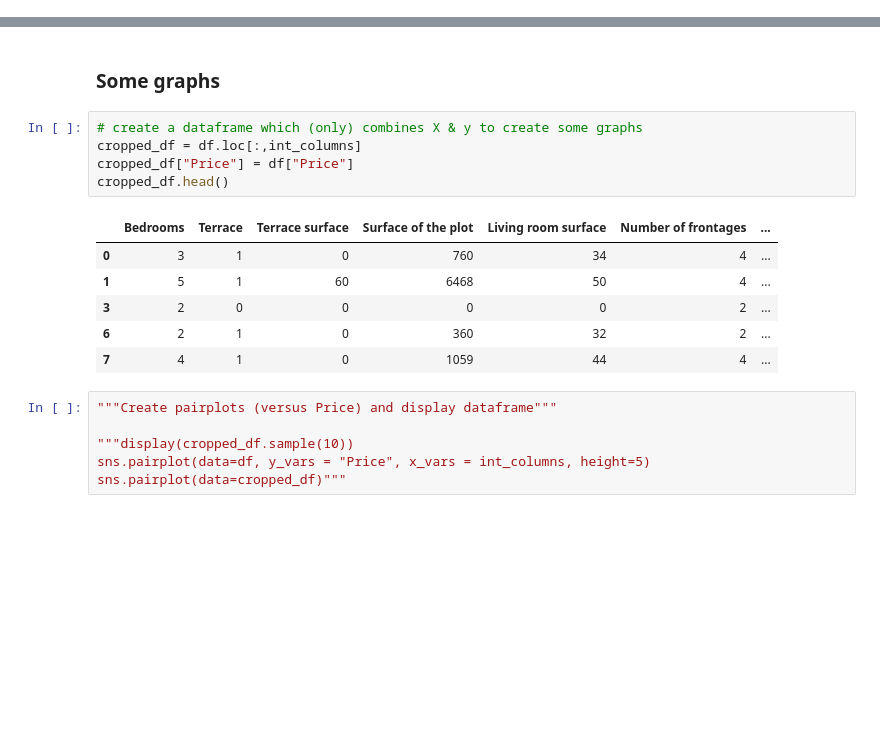
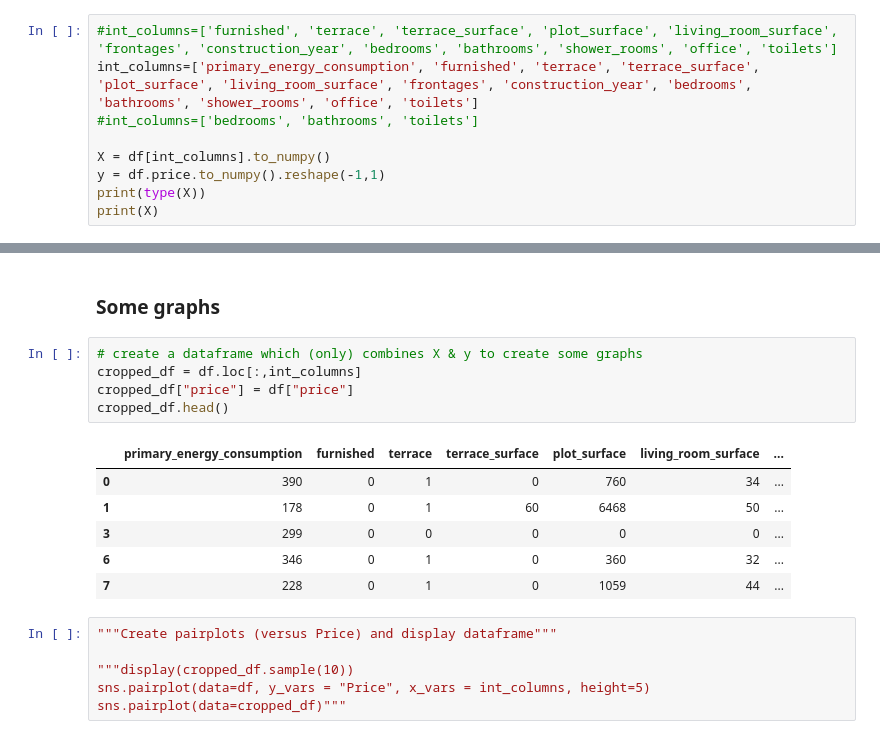
Before and after one commit to DeFre/ImmoEliza-data-analysis, a Jupyter notebook: notebooks/all-model-exploration.ipynb, the cells around one changed output, grey strips where cells are left out. Cells and saved outputs as stored; diff of their text form; blank space fills up the shorter version.

```diff
--- a/notebooks/all-model-exploration.ipynb
+++ b/notebooks/all-model-exploration.ipynb
@@ -77,0 +60,9 @@ print(X)
+# %%
+#int_columns=['furnished', 'terrace', 'terrace_surface', 'plot_surface', 'living_room_surface', 'frontages', 'construction_year', 'bedrooms', 'bathrooms', 'shower_rooms', 'office', 'toilets']
+int_columns=['primary_energy_consumption', 'furnished', 'terrace', 'terrace_surface', 'plot_surface', 'living_room_surface', 'frontages', 'construction_year', 'bedrooms', 'bathrooms', 'shower_rooms', 'office', 'toilets']
+#int_columns=['bedrooms', 'bathrooms', 'toilets']
+
+X = df[int_columns].to_numpy()
+y = df.price.to_numpy().reshape(-1,1)
+print(type(X))
+print(X)
@@ -80,15 +80,15 @@ print(X)
 # %%
 # create a dataframe which (only) combines X & y to create some graphs
 cropped_df = df.loc[:,int_columns]
-cropped_df["Price"] = df["Price"]
+cropped_df["price"] = df["price"]
 cropped_df.head()
 # %% [output]
-|  | Bedrooms | Terrace | Terrace surface | Surface of the plot | Living room surface | Number of frontages | ... |
-| 0 | 3 | 1 | 0 | 760 | 34 | 4 | ... |
-| 1 | 5 | 1 | 60 | 6468 | 50 | 4 | ... |
-| 3 | 2 | 0 | 0 | 0 | 0 | 2 | ... |
-| 6 | 2 | 1 | 0 | 360 | 32 | 2 | ... |
-| 7 | 4 | 1 | 0 | 1059 | 44 | 4 | ... |
+|  | primary_energy_consumption | furnished | terrace | terrace_surface | plot_surface | living_room_surface | ... |
+| 0 | 390 | 0 | 1 | 0 | 760 | 34 | ... |
+| 1 | 178 | 0 | 1 | 60 | 6468 | 50 | ... |
+| 3 | 299 | 0 | 0 | 0 | 0 | 0 | ... |
+| 6 | 346 | 0 | 1 | 0 | 360 | 32 | ... |
+| 7 | 228 | 0 | 1 | 0 | 1059 | 44 | ... |
 # %%
 """Create pairplots (versus Price) and display dataframe"""
 
```
Also changed, not shown: parts of 10 cells of this notebook, 12 other files.
